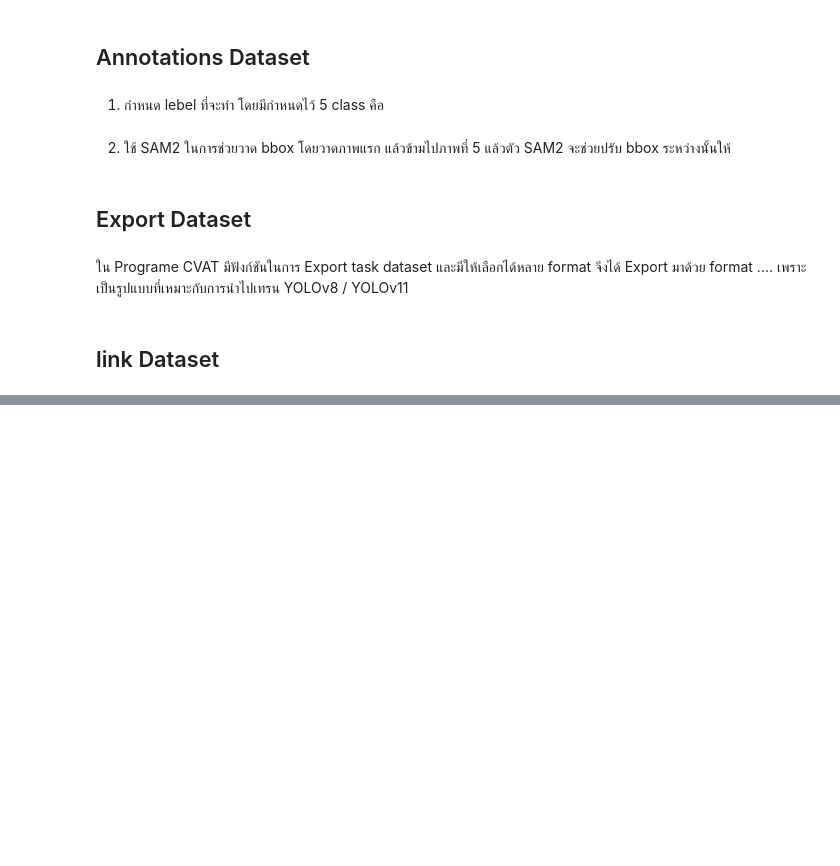
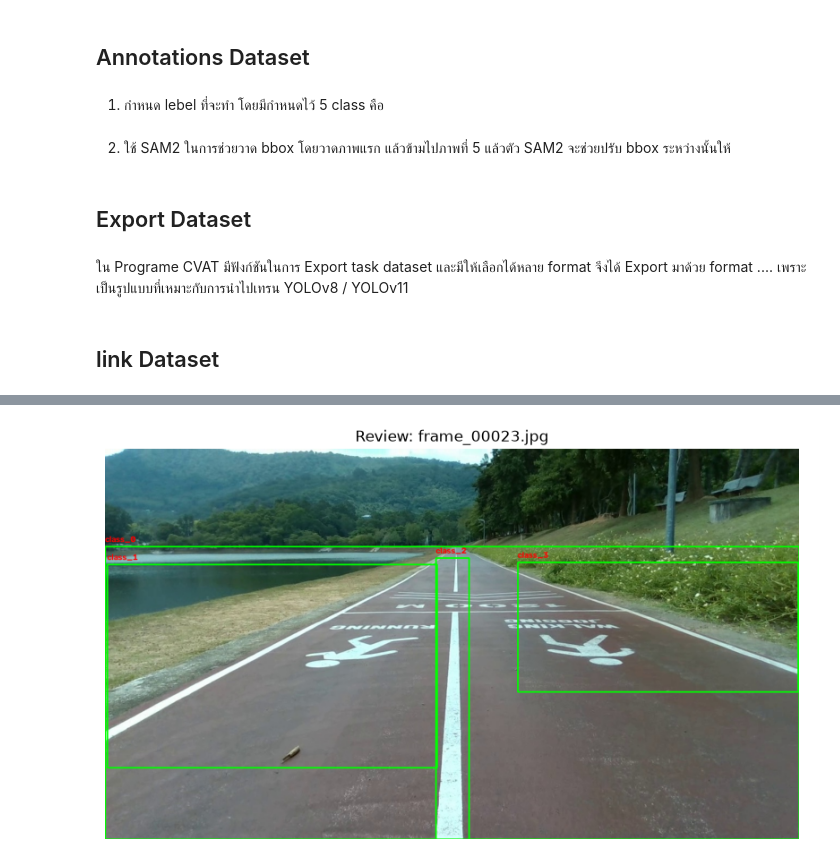
Before and after one commit to kkshaolin/reservoir_track_annotation, a Jupyter notebook: psu-reservoir-dataset.ipynb, the cells around one changed output, grey strips where cells are left out. Drawn from its saved outputs; the diff is of its cells as text; code cells hidden in the pictures; blank space fills up the shorter version.

```diff
--- a/psu-reservoir-dataset.ipynb
+++ b/psu-reservoir-dataset.ipynb
@@ -212,0 +215,82 @@ Annotations :
+# %%
+import glob
+import os
+import random
+import cv2
+import matplotlib.pyplot as plt
+
+# 1. กำหนด Path โฟลเดอร์ภาพและ Label
+IMAGE_DIR = "c:\\Users\\kitti\\Desktop\\bbox\\data\\images\\train\\"
+LABEL_DIR = "c:\\Users\\kitti\\Desktop\\bbox\\data\\labels\\train\\"
+
+CLASSES = ["class_0", "class_1","class_2", "class_3","class_4"]
+
+
+def draw_yolo_bboxes(img_path, label_path):
+    img = cv2.imread(img_path)
+    if img is None:
+        print(f"Error: ไม่สามารถโหลดรูป {img_path} ได้")
+        return
+
+    # แปลงสี BGR เป็น RGB สำหรับ Matplotlib
+    img = cv2.cvtColor(img, cv2.COLOR_BGR2RGB)
+    h, w, _ = img.shape
+
+    if not os.path.exists(label_path):
+        print(f"Warning: ไม่พบไฟล์ label ที่ {label_path}")
+        return
+
+    with open(label_path, "r") as f:
+        lines = f.readlines()
+
+    for line in lines:
+        parts = line.strip().split()
+        if len(parts) < 5:
+            continue
+
+        class_id = int(parts[0])
+        # พิกัด Normalize (0 - 1)
+        x_c, y_c, bw, bh = map(float, parts[1:5])
+
+        # แปลงเป็นพิกัดพิกเซลจริง (xmin, ymin, xmax, ymax)
+        xmin = int((x_c - bw / 2) * w)
+        ymin = int((y_c - bh / 2) * h)
+        xmax = int((x_c + bw / 2) * w)
+        ymax = int((y_c + bh / 2) * h)
+
+        # วาด Bounding Box
+        cv2.rectangle(img, (xmin, ymin), (xmax, ymax), (0, 255, 0), 2)
+
+        # ใส่ข้อความชื่อคลาส
+        label_text = (
+            CLASSES[class_id] if class_id < len(CLASSES) else str(class_id)
+        )
+        cv2.putText(
+            img,
+            label_text,
+            (xmin, max(ymin - 8, 15)),
+            cv2.FONT_HERSHEY_SIMPLEX,
+            0.5,
+            (255, 0, 0),
+            2,
+        )
+
+    plt.figure(figsize=(10, 6))
+    plt.imshow(img)
+    plt.title(f"Review: {os.path.basename(img_path)}")
+    plt.axis("off")
+    plt.show()
+
+
+# สุ่มตรวจ 1 รูป
+image_list = glob.glob(os.path.join(IMAGE_DIR, "*.*"))
+if image_list:
+    sample_img = random.choice(image_list)
+    base_name = os.path.splitext(os.path.basename(sample_img))[0]
+    sample_label = os.path.join(LABEL_DIR, f"{base_name}.txt")
+
+    draw_yolo_bboxes(sample_img, sample_label)
+else:
+    print(f"ไม่พบไฟล์รูปภาพในโฟลเดอร์ {IMAGE_DIR}")
+# %% [output]
+[figure, added]
```
Also changed, not shown: parts of 3 cells of this notebook, 4 other files.
